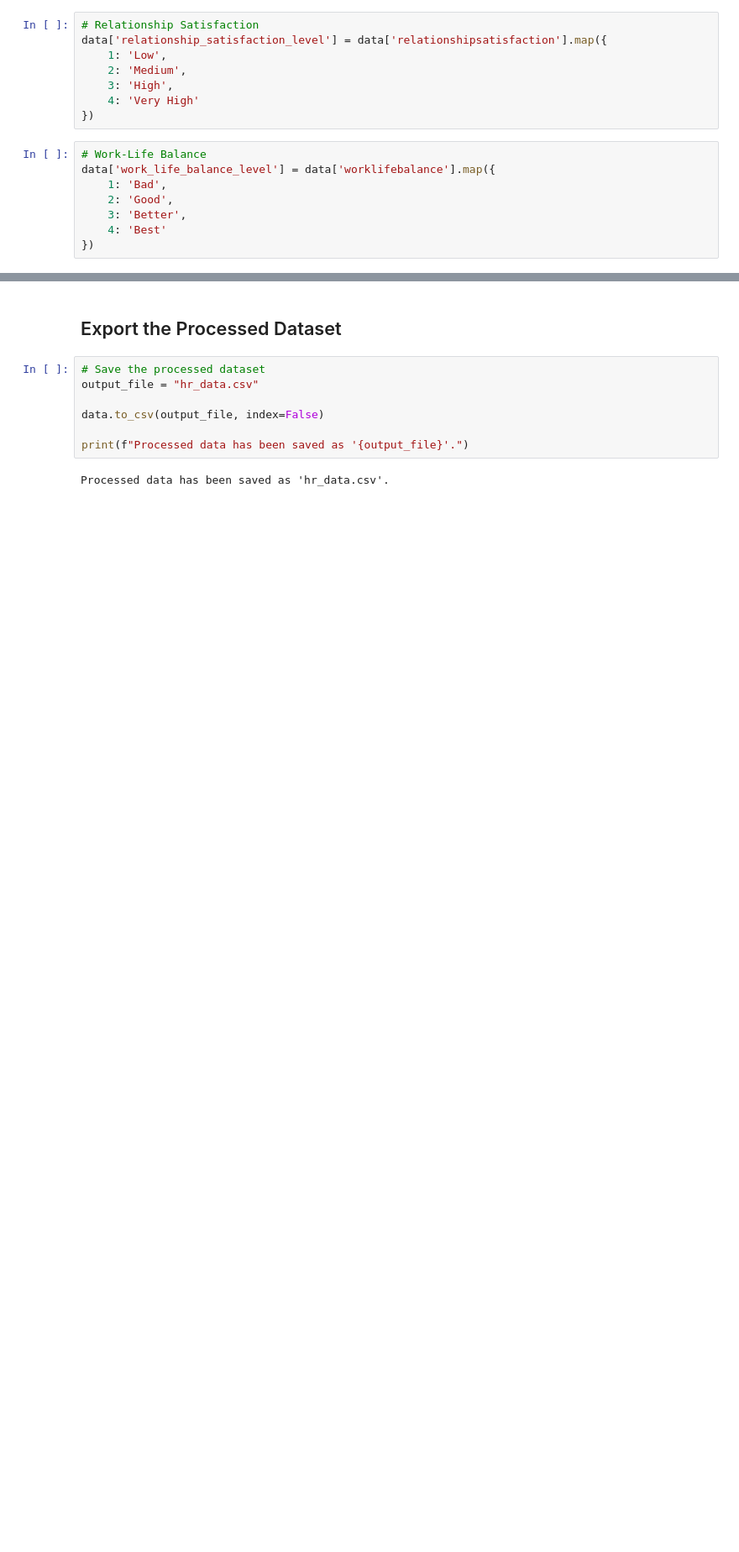
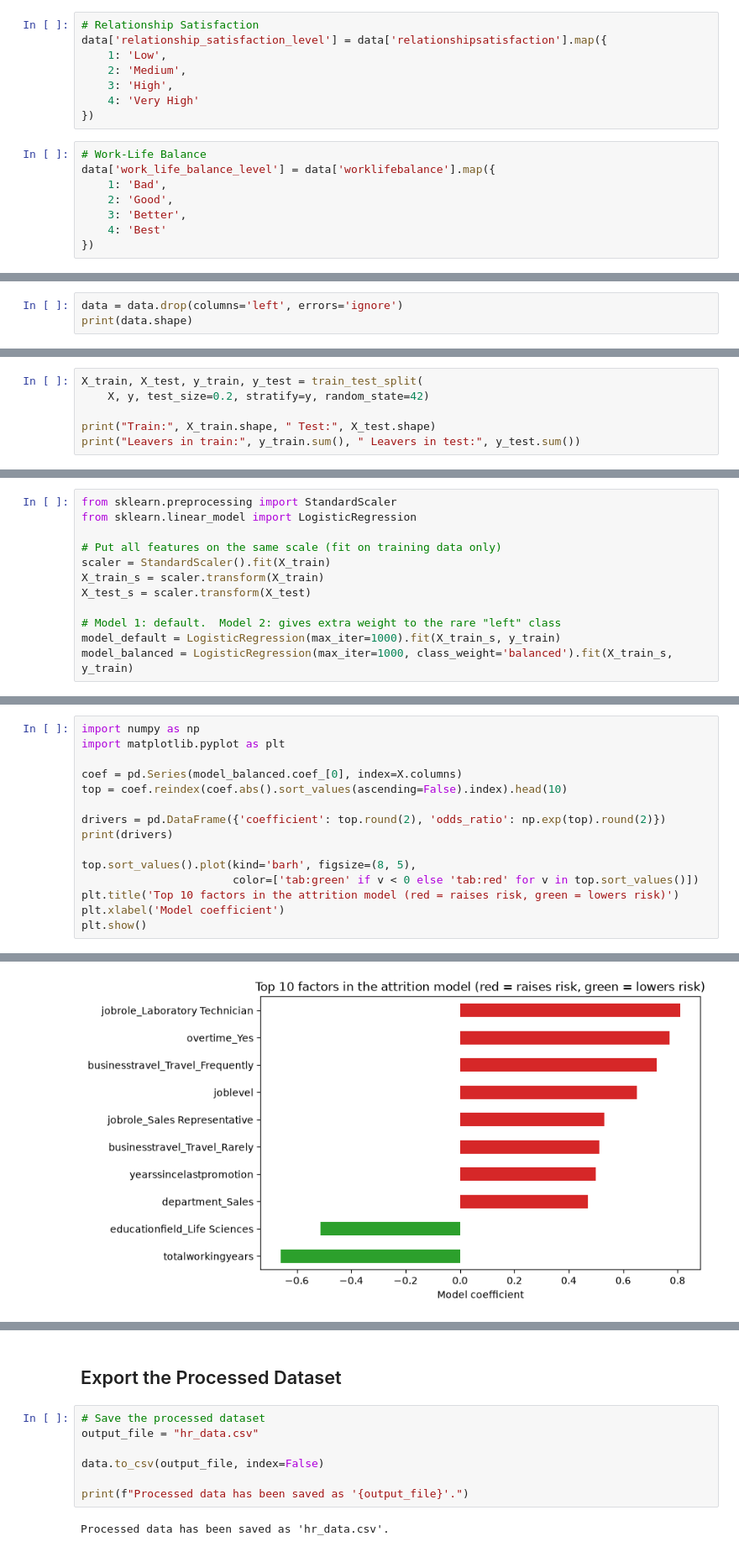
Before and after one commit to anjalikumari6246/HR-Analytics-Employee-Retention, a Jupyter notebook: notebooks/employee_attrition_analysis.ipynb, the cells around one changed output, grey strips where cells are left out. Shown at 84% size. Cells and saved outputs as stored; diff of their text form; blank space fills up the shorter version.

```diff
--- a/notebooks/employee_attrition_analysis.ipynb
+++ b/notebooks/employee_attrition_analysis.ipynb
@@ -455,0 +523,3 @@ print(data[[
+# %%
+data = data.drop(columns='left', errors='ignore')
+print(data.shape)
@@ -461,0 +561,6 @@ print(data.columns.tolist())
+# %%
+X_train, X_test, y_train, y_test = train_test_split(
+    X, y, test_size=0.2, stratify=y, random_state=42)
+
+print("Train:", X_train.shape, " Test:", X_test.shape)
+print("Leavers in train:", y_train.sum(), " Leavers in test:", y_test.sum())
@@ -461,0 +577,12 @@ print(data.columns.tolist())
+# %%
+from sklearn.preprocessing import StandardScaler
+from sklearn.linear_model import LogisticRegression
+
+# Put all features on the same scale (fit on training data only)
+scaler = StandardScaler().fit(X_train)
+X_train_s = scaler.transform(X_train)
+X_test_s = scaler.transform(X_test)
+
+# Model 1: default.  Model 2: gives extra weight to the rare "left" class
+model_default = LogisticRegression(max_iter=1000).fit(X_train_s, y_train)
+model_balanced = LogisticRegression(max_iter=1000, class_weight='balanced').fit(X_train_s, y_train)
@@ -461,0 +620,16 @@ print(data.columns.tolist())
+# %%
+import numpy as np
+import matplotlib.pyplot as plt
+
+coef = pd.Series(model_balanced.coef_[0], index=X.columns)
+top = coef.reindex(coef.abs().sort_values(ascending=False).index).head(10)
+
+drivers = pd.DataFrame({'coefficient': top.round(2), 'odds_ratio': np.exp(top).round(2)})
+print(drivers)
+
+top.sort_values().plot(kind='barh', figsize=(8, 5),
+                       color=['tab:green' if v < 0 else 'tab:red' for v in top.sort_values()])
+plt.title('Top 10 factors in the attrition model (red = raises risk, green = lowers risk)')
+plt.xlabel('Model coefficient')
+plt.show()
+# %% [output]
@@ -461,0 +647 @@ print(data.columns.tolist())
+[figure, added]
```
Also changed, not shown: parts of 25 cells of this notebook.
